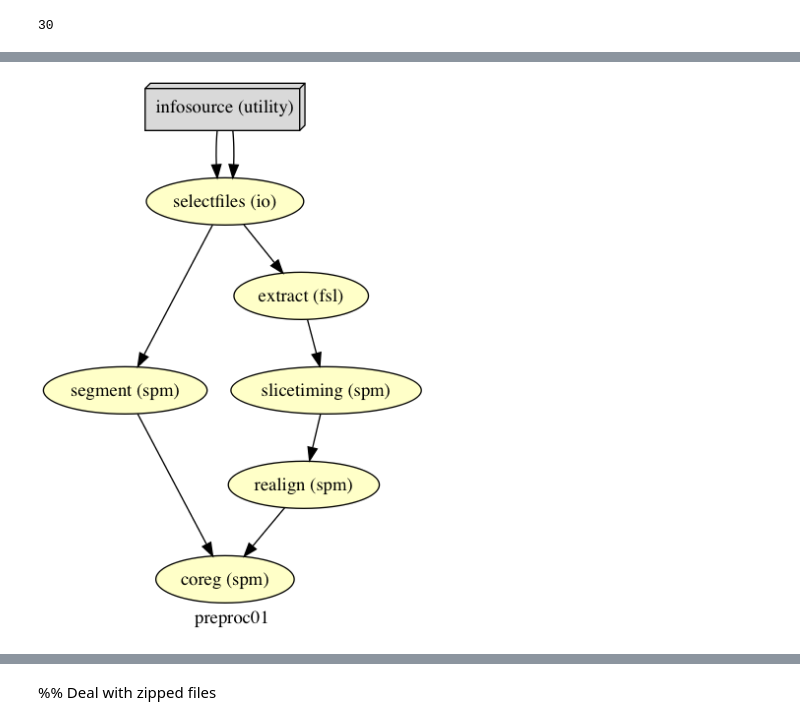
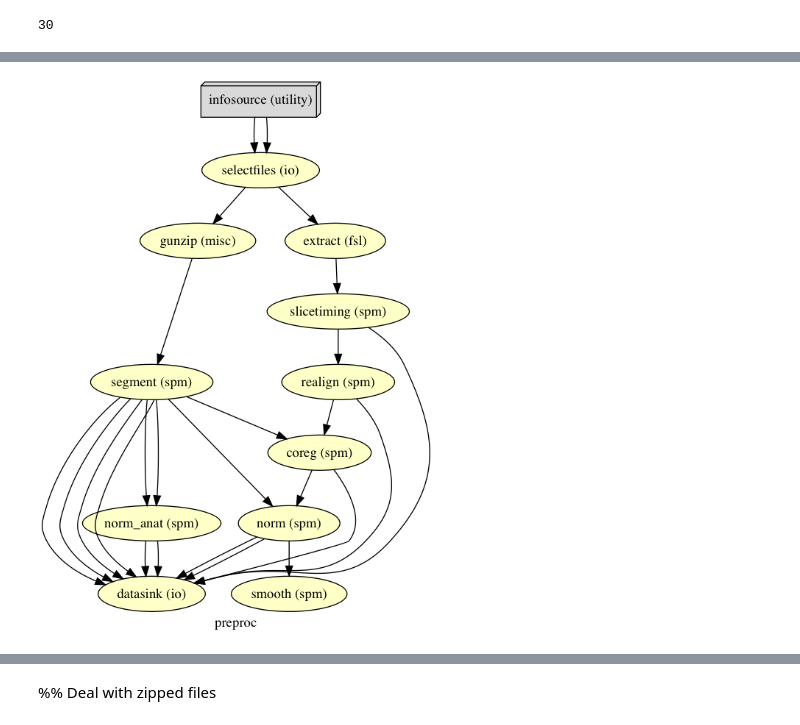
Before and after one commit to cmaumet/fmri_example_pipelines, a Jupyter notebook: scripts/nipype_ex.ipynb, the cells around one changed output, grey strips where cells are left out. Cells and saved outputs as stored; diff of their text form; code cells hidden in the pictures.

Commit message:
nipype script all preproc

```diff
--- a/scripts/nipype_ex.ipynb
+++ b/scripts/nipype_ex.ipynb
@@ -59,6 +64,8 @@ num_slices = 30
 # GU_THRESHOLDS{1} = struct('threshdesc', 'FWE', 'thresh', 0.05);
 # %%
 ds114 = os.path.join(os.getcwd(), '..', 'data', 'ds000114_R2.0.1')
+base_output = os.path.join(os.getcwd(), '..', 'output', 'nipype')
+preproc_folder =  'pre-processing'
 # %% [markdown]
 ### anatomical MRI preprocessing
 # %%
@@ -83,6 +93,10 @@ preproc.base_dir = os.path.join('.')
 len(list(range(0, num_slices, 2)) + list(range(1, num_slices, 2)))
 # %% [output]
 30
+# %%
+from nipype.algorithms.misc import Gunzip
+
+gunzip = Node(Gunzip(), name='gunzip')
 # %%
 # slicetiming.inputs.in_files = [one_fmri_file]
 # segment.inputs.data = one_anat_file
@@ -92,6 +106,7 @@ task_list = ['fingerfootlips']
 # %%
 from nipype.interfaces.utility import IdentityInterface
 from nipype.interfaces.io import SelectFiles, DataSink
+
 
 # list of subject identifiers
 # subject_list = ['01', '02', '03', '04', '05', '06', '07', '08', '09', '10']
@@ -117,19 +132,52 @@ templates = {'anat': anat_file,
 selectfiles = Node(SelectFiles(templates,
                                base_directory=ds114),
                    name="selectfiles")
+
+datasink = Node(DataSink(base_directory=base_output,
+                         container=preproc_folder),
+                name="datasink")
+
+## Use the following substitutions for the DataSink output
+substitutions = [('_subj_id_', 'su_')]
+datasink.inputs.substitutions = substitutions
 # %%
+preproc = Workflow(name='preproc')
+preproc.base_dir = os.path.join(base_output)
+
 preproc.connect([(infosource, selectfiles, [('subject_id', 'subject_id'),
                                             ('task_name', 'task_name')]),
                  (selectfiles, extract, [('func', 'in_file')]),
                  (extract, slicetiming, [('roi_file', 'in_files')]),
                  (slicetiming, realign, [('timecorrected_files', 'in_files')]),
                  (realign, coreg, [('mean_image', 'source')]),
-                 (selectfiles, segment, [('anat', 'data')]),
-                 (segment, coreg, [('bias_corrected_image', 'target')])])
+                 (selectfiles, gunzip, [('anat', 'in_file')]),
+                 (gunzip, segment, [('out_file', 'data')]),
+                 (segment, coreg, [('bias_corrected_image', 'target')]),
+                 (coreg, norm, [('coregistered_source', 'source')]),
+                 (norm, smooth, [('normalized_source', 'in_files')]),
+                 (segment, norm, [('transformation_mat', 'parameter_file')]),
+                 (segment, norm_anat, [('bias_corrected_image', 'source'),
+                                       ('transformation_mat', 'parameter_file')])])
+
+# Save outputs
+preproc.connect([(slicetiming, datasink, [('timecorrected_files', 'functional.se_fingerfootlips.@slicetimed')]),
+                 (realign, datasink, [('mean_image', 'functional.se_fingerfootlips.@mean_image')]),
+                 (norm, datasink, [('normalized_files', 'functional.se_fingerfootlips.norm.@files'),
+                                   ('normalized_source', 'functional.se_fingerfootlips.norm.@source'),
+                                       ]),
+                 (norm_anat, datasink, [('normalized_files', 'anat.norm.@files'),
+                                   ('normalized_source', 'anat.norm.@source'),
+                                       ]),
+                 (coreg, datasink, [('coregistered_files', 'functional.se_fingerfootlips.@files')]),
+                 (segment, datasink, [('bias_corrected_image', 'anat.@biascorr'),
+                                      ('native_gm_image', 'anat.@gm'),
+                                      ('native_wm_image', 'anat.@wm'),
+                                      ('native_csf_image', 'anat.@csf')])
+                 ])
 
 preproc.write_graph(graph2use='colored', format='png', simple_form=True)
 
 # Visualize the graph
 from IPython.display import Image
-Image(filename=os.path.join(preproc.base_dir, 'preproc01', 'graph.png'))
+Image(filename=os.path.join(preproc.base_dir, 'preproc', 'graph.png'))
 # %% [output]
@@ -138,2 +186,2 @@ Image(filename=os.path.join(preproc.base_dir, 'preproc01', 'graph.png'))
-[figure, old version]
+[figure, new version]
 # %%
```
Also changed, not shown: parts of 9 cells of this notebook.
